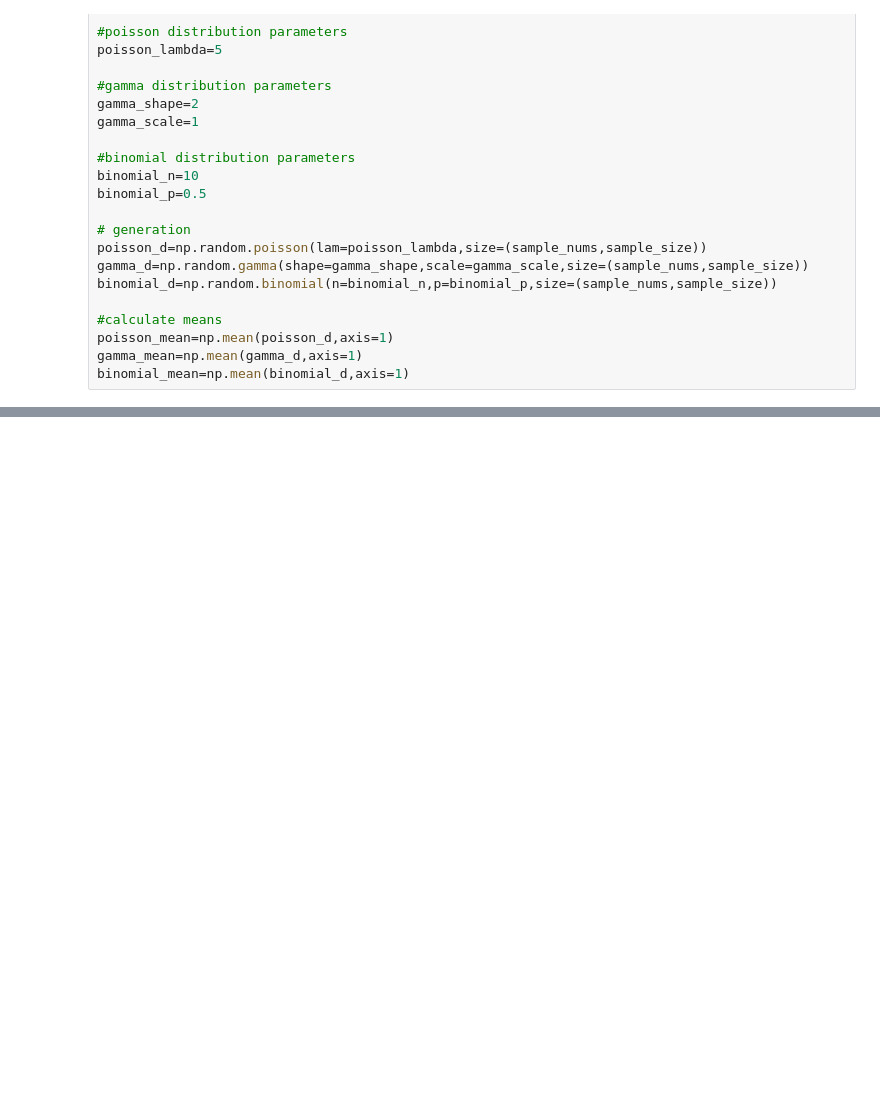
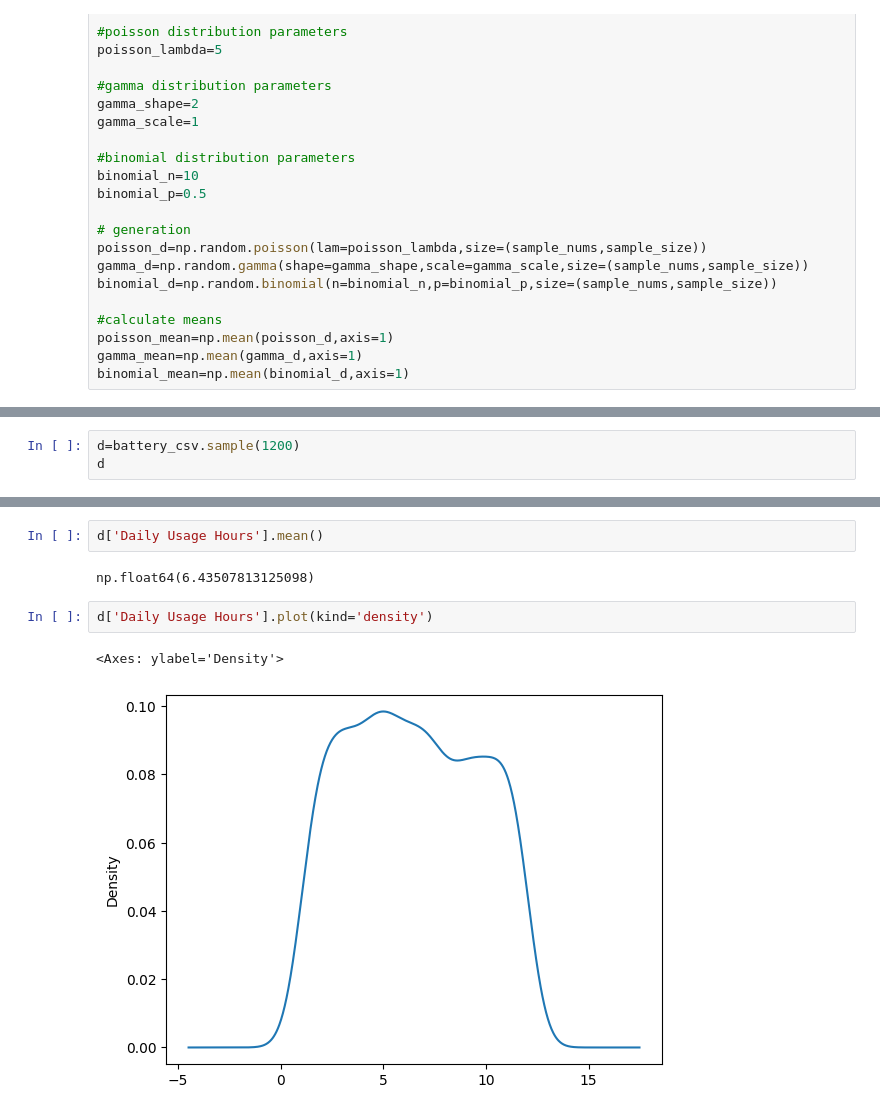
Before and after one commit to SUCCESSneeded/practice, a Jupyter notebook: Mlmaths.ipynb, the cells around one changed output, grey strips where cells are left out. Cells and saved outputs as stored; diff of their text form; blank space fills up the shorter version.

```diff
--- a/Mlmaths.ipynb
+++ b/Mlmaths.ipynb
@@ -691,0 +707,3 @@ Emperical variance: 0.07242688156565102
+# %%
+d=battery_csv.sample(1200)
+d
@@ -691,0 +724,9 @@ Emperical variance: 0.07242688156565102
+# %%
+d['Daily Usage Hours'].mean()
+# %% [output]
+np.float64(6.43507813125098)
+# %%
+d['Daily Usage Hours'].plot(kind='density')
+# %% [output]
+<Axes: ylabel='Density'>
+[figure, added]
```
Also changed, not shown: parts of 42 cells of this notebook.
